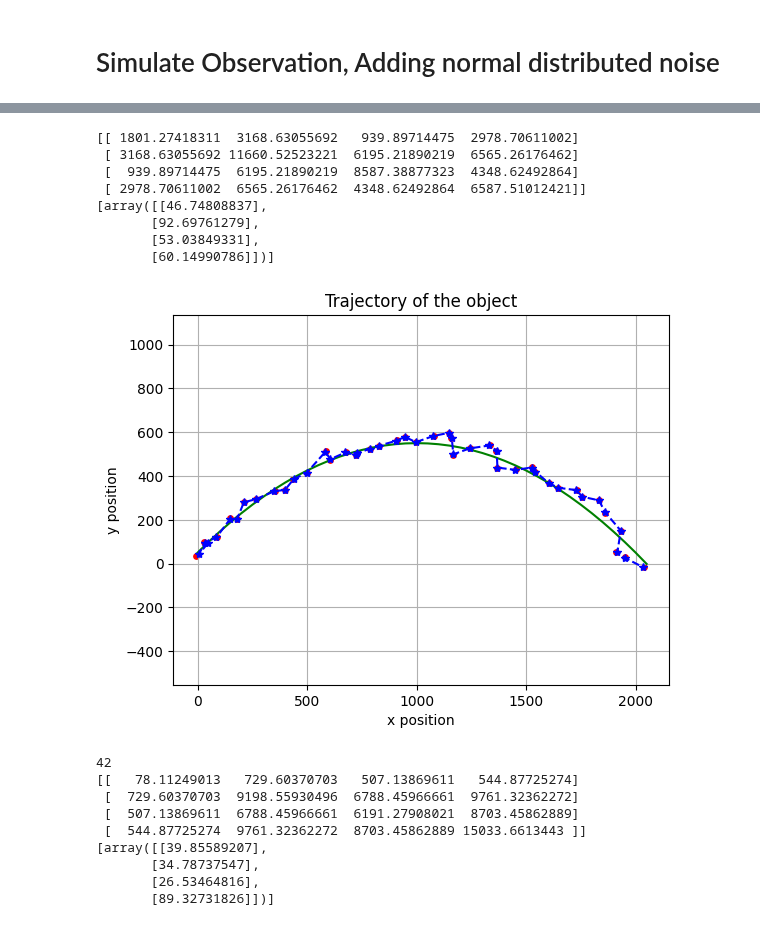
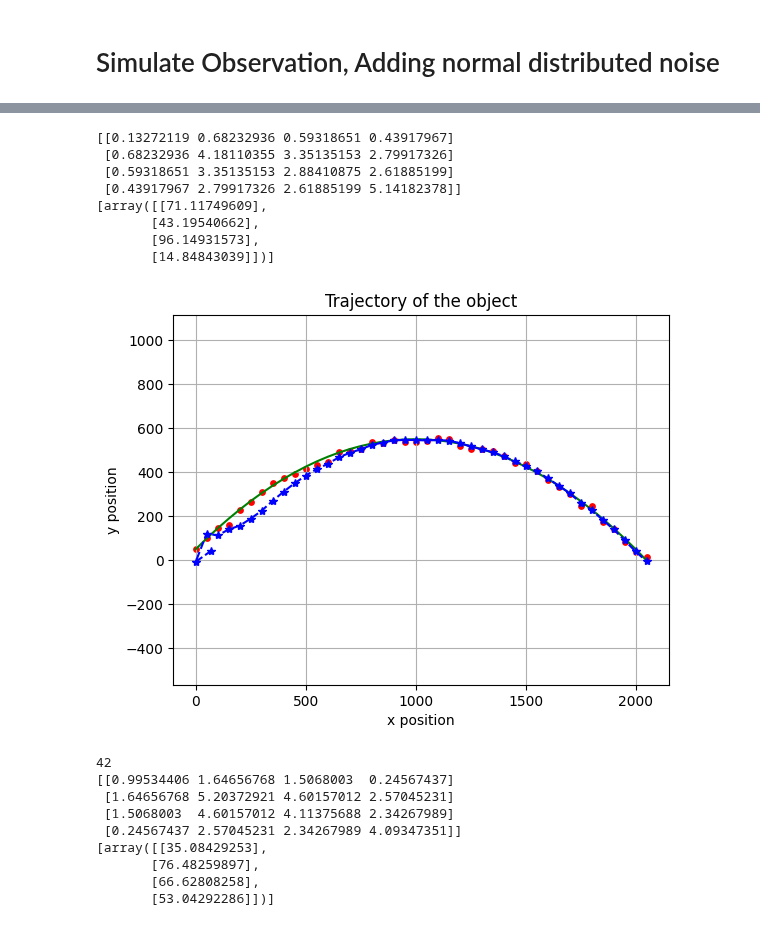
Before and after one commit to Horizon-42/particle_filter, a Jupyter notebook: kalman_filter.ipynb, the cells around one changed output, grey strips where cells are left out. Saved outputs shown, nothing was run; the diff lists cells and outputs as text; code cells hidden in the pictures.

```diff
--- a/kalman_filter.ipynb
+++ b/kalman_filter.ipynb
@@ -116,7 +116,7 @@ class KalmanFilter:
 
         self.action = action # constant for ball throwing
         # self.Q = build_cov([1000, 1000, 2000, 2000]) # constant for ball throwing
-        self.Q = random_cov(4)
+        self.Q = random_cov(4,scale=2)
         print(self.Q)
         self.R = R
         self.C = C
@@ -132,49 +132,49 @@ class KalmanFilter:
         sigma_ = A@self.sigma@A.T + self.Q
         if observe is None:
             self.mu = mu_
             self.sigma = sigma_
         else:
             # update
             # K = sigma_@self.C.T@np.linalg.inv(self.C@sigma_@self.C.T + self.R)
-            K = np.linalg.solve( (self.C@sigma_@self.C.T + self.R).T, (sigma_@self.C.T).T ).T
+            K = np.linalg.solve((self.C@sigma_@self.C.T + self.R).T, (sigma_@self.C.T).T ).T
             self.mu = mu_ + K@(observe - self.C@mu_)
             self.sigma = (np.eye(4) - K@self.C)@sigma_
 
         self.q_preds.append(self.mu)
         self.sgm_preds.append(self.sigma)
 
 kf = KalmanFilter()
 
 for o in o_list:
     kf.update(o)
 
 plot_throwing(np.array(q_list), np.array(o_list), np.array(kf.q_preds))
 
 # o_list[0:5] = [np.ones(shape=(2,1),dtype=float)*100]*5
 print(len(o_list))
 o_num = len(o_list)
 o_list[o_num//2:o_num//2+10] = [None]*10
 
 kf1 = KalmanFilter()
 for o in o_list:
     kf1.update(o)
 plot_throwing(np.array(q_list), np.array([o for o in o_list if o is not None]), np.array(kf1.q_preds))
 # %% [output]
-[[ 1801.27418311  3168.63055692   939.89714475  2978.70611002]
- [ 3168.63055692 11660.52523221  6195.21890219  6565.26176462]
- [  939.89714475  6195.21890219  8587.38877323  4348.62492864]
- [ 2978.70611002  6565.26176462  4348.62492864  6587.51012421]]
-[array([[46.74808837],
-       [92.69761279],
-       [53.03849331],
-       [60.14990786]])]
+[[0.13272119 0.68232936 0.59318651 0.43917967]
+ [0.68232936 4.18110355 3.35135153 2.79917326]
+ [0.59318651 3.35135153 2.88410875 2.61885199]
+ [0.43917967 2.79917326 2.61885199 5.14182378]]
+[array([[71.11749609],
+       [43.19540662],
+       [96.14931573],
+       [14.84843039]])]
-[figure, old version]
+[figure, new version]
 42
-[[   78.11249013   729.60370703   507.13869611   544.87725274]
- [  729.60370703  9198.55930496  6788.45966661  9761.32362272]
- [  507.13869611  6788.45966661  6191.27908021  8703.45862889]
- [  544.87725274  9761.32362272  8703.45862889 15033.6613443 ]]
-[array([[39.85589207],
-       [34.78737547],
-       [26.53464816],
-       [89.32731826]])]
+[[0.99534406 1.64656768 1.5068003  0.24567437]
+ [1.64656768 5.20372921 4.60157012 2.57045231]
+ [1.5068003  4.60157012 4.11375688 2.34267989]
+ [0.24567437 2.57045231 2.34267989 4.09347351]]
+[array([[35.08429253],
+       [76.48259897],
+       [66.62808258],
+       [53.04292286]])]
```
Also changed, not shown: parts of 3 cells of this notebook.
